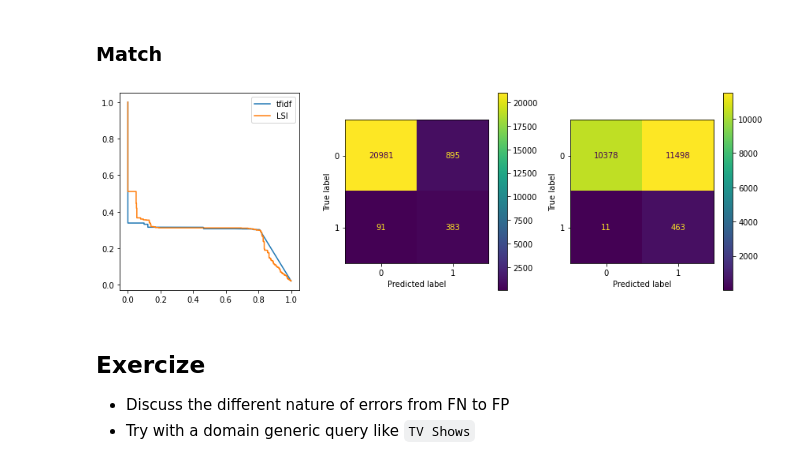
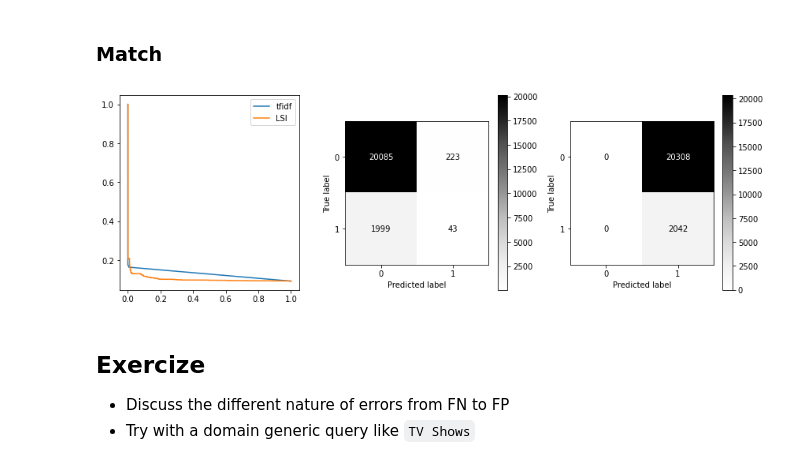
Before and after one commit to afflint/inforet, a Jupyter notebook: 2021-22/lsi-lda-search.ipynb, the cells around one changed output. Cells and saved outputs as stored; diff of their text form; code cells hidden in the pictures.

```diff
--- a/2021-22/lsi-lda-search.ipynb
+++ b/2021-22/lsi-lda-search.ipynb
@@ -30,9 +30,9 @@ from search import TfIdfSearchEngine
 # %%
 E = TfIdfSearchEngine(tdata.search_base, tokenize)
 # %%
-query = 'Christmas'
-query_text = 'Christmas'
-ground_truth = tdata.ground_truth(query, query_type=ENTITY)
+query = 'TV Shows'
+query_text = 'TV shows'
+ground_truth = tdata.ground_truth(query, query_type=DOMAIN)
 ranking = E.search(query_text)
 # %%
 tp, fp, fn, tn = TfIdfSearchEngine.feedback(ranking,
@@ -98,5 +102,5 @@ from gensim.models import LsiModel
 # %%
-model = LsiModel(corpus, id2word=dictionary, num_topics=dstats.shape[0])
+model = LsiModel(corpus, id2word=dictionary, num_topics=20)
 # %%
 vectorized_corpus = model[corpus]
 # %%
@@ -138,14 +162,14 @@ lsi_cmd = mt.ConfusionMatrixDisplay(confusion_matrix=lsi_cm)
 # %%
 fig, ax = plt.subplots(figsize=(12, 4), ncols=3)
 ax[0].plot(recall, intp, label='tfidf')
 ax[0].plot(lsi_recall, lsi_intp, label='LSI')
-cmd.plot(ax=ax[1], values_format='d')
-lsi_cmd.plot(ax=ax[2], values_format='d')
+cmd.plot(ax=ax[1], values_format='d', cmap='Greys')
+lsi_cmd.plot(ax=ax[2], values_format='d', cmap='Greys')
 ax[0].legend()
 plt.tight_layout()
 plt.show()
 # %% [output]
-[figure, old version]
+[figure, new version]
 # %% [markdown]
 ## Exercize
 - Discuss the different nature of errors from FN to FP
```
Also changed, not shown: parts of 8 cells of this notebook, 3 other files.
